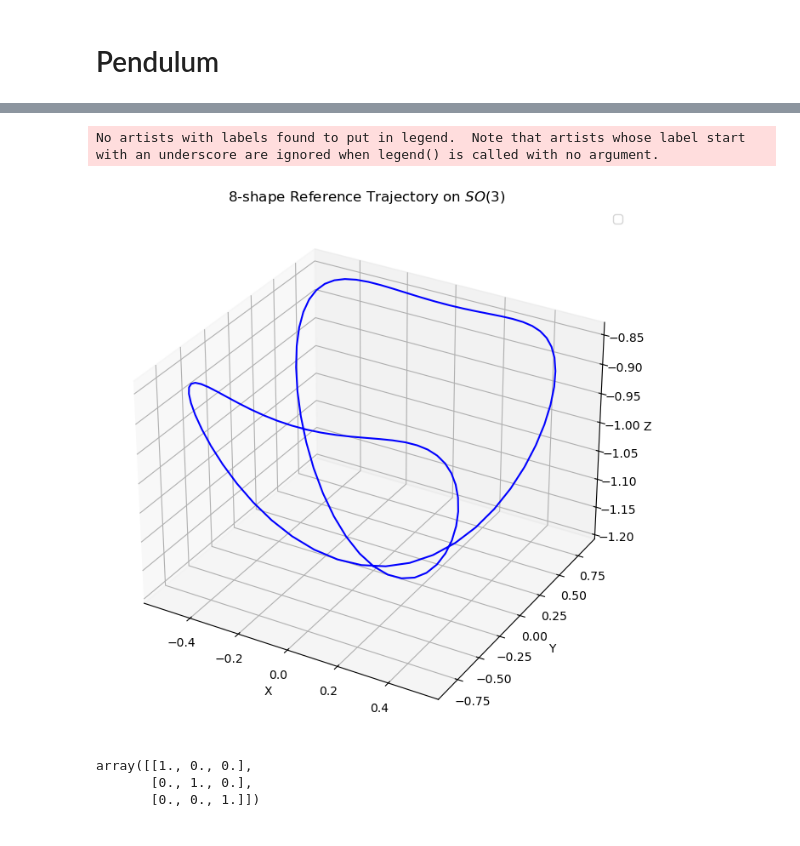
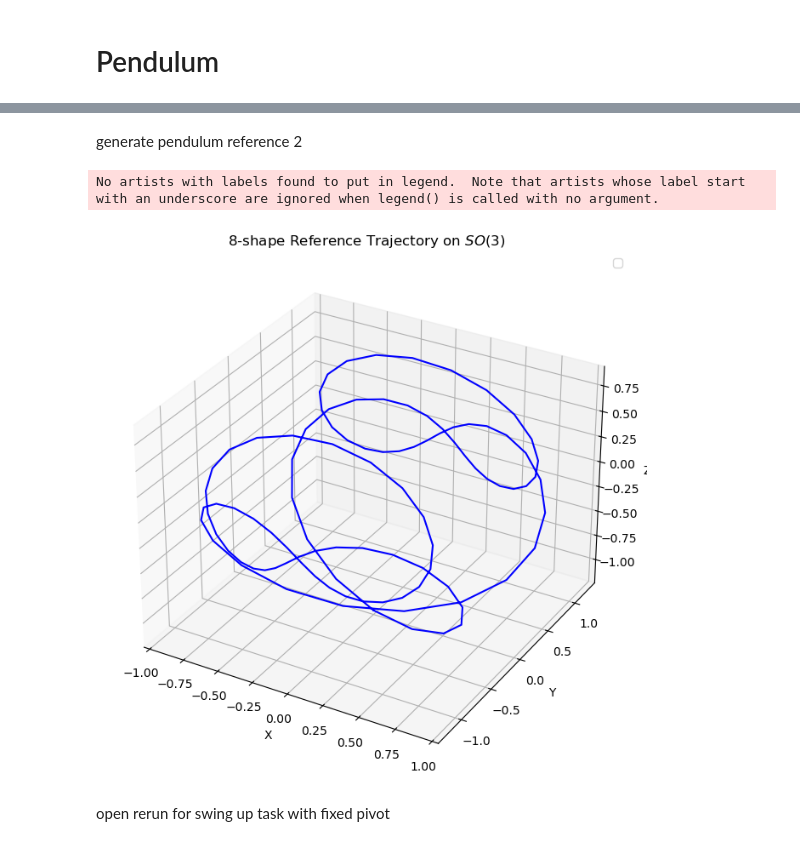
Before and after one commit to chenghuailin/trajectory_optimization_matrix_lie_groups, a Jupyter notebook: visualization/convert_path_to_reference.ipynb, the cells around one changed output, grey strips where cells are left out. Saved outputs shown, nothing was run; the diff lists cells and outputs as text; code cells hidden in the pictures.

Commit message:
Generate longer horizon for swingup

```diff
--- a/visualization/convert_path_to_reference.ipynb
+++ b/visualization/convert_path_to_reference.ipynb
@@ -306,3 +416,5 @@ generate pendulum reference
+# %% [markdown]
+generate pendulum reference 2
 # %%
 import numpy as np
 import matplotlib.pyplot as plt
@@ -310,8 +422,8 @@ from scipy.spatial.transform import Rotation as R
 from manifpy import SO3
 
 # Parameter settings
-A = np.pi / 4   # Amplitude of rotation around the X-axis
-B = np.pi / 6   # Amplitude of rotation around the Y-axis
+A = np.pi / 1   # Amplitude of rotation around the X-axis
+B = np.pi / 1   # Amplitude of rotation around the Y-axis
 omega = 2 * np.pi / 10  # Angular speed
 period = 10
 N = 100
@@ -320,37 +432,33 @@ t = np.linspace(0, period, N)  # Time range
 # Generate rotation angles
 theta_x = A * np.sin(omega * t)  # Rotation angle around the X-axis
 theta_y = B * np.sin(2 * omega * t)  # Rotation angle around the Y-axis
 
 # Generate the rotation matrix sequence
 rotations = [R.from_euler('xy', [tx, ty], degrees=False).as_matrix()
              for tx, ty in zip(theta_x, theta_y)]
 quaternions = [R.from_matrix(rotm).as_quat() for rotm in rotations]
 
 # Initialize the plot
 fig = plt.figure(figsize=(8, 8))
 ax = fig.add_subplot(111, projection='3d')
 
 # Define the initial pendulum vector
 pendulum_length = 1.2
 initial_vector = np.array([0., 0., -pendulum_length]).reshape(3,1)
 
 # Compute the rotated pendulum positions
 rod_pos = np.array([rotm @ initial_vector for rotm in rotations]).reshape(N, 3)
 
 # Plot the trajectory
 ax.plot(rod_pos[:,0], rod_pos[:,1], rod_pos[:,2], color="b")
 ax.set_title("8-shape Reference Trajectory on $SO(3)$")
 ax.set_xlabel("X")
 ax.set_ylabel("Y")
 ax.set_zlabel("Z")
 ax.legend()
 plt.show()
 # %% [output]
 No artists with labels found to put in legend.  Note that artists whose label start with an underscore are ignored when legend() is called with no argument.
-[figure, old version]
+[figure, new version]
-# %%
-rotations_mnf[0].rotation()
-# %% [output]
-array([[1., 0., 0.],
-       [0., 1., 0.],
-       [0., 0., 1.]])
+# %% [markdown]
+open rerun for swing up task with fixed pivot
```
Also changed, not shown: parts of 15 cells of this notebook, 1 other file.
